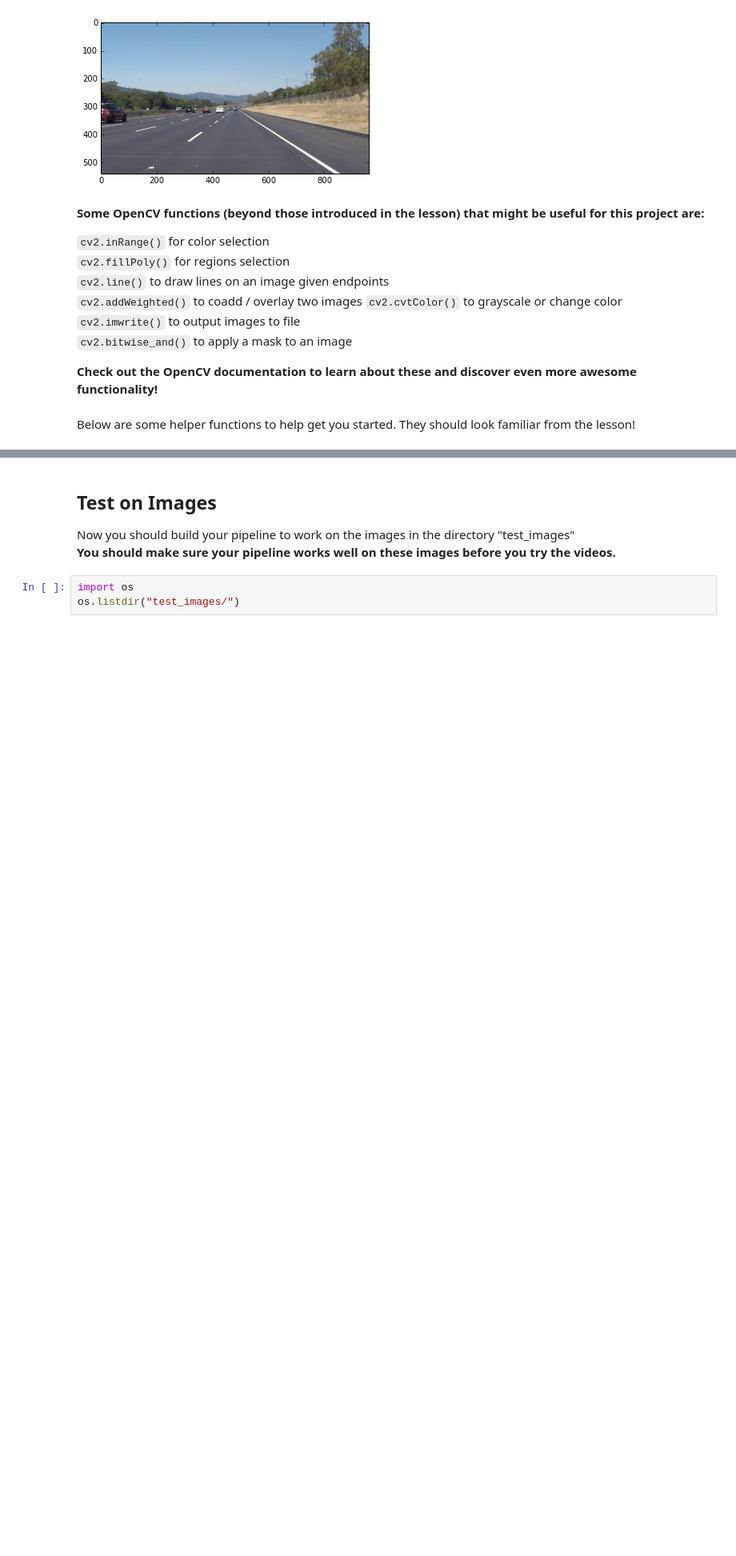
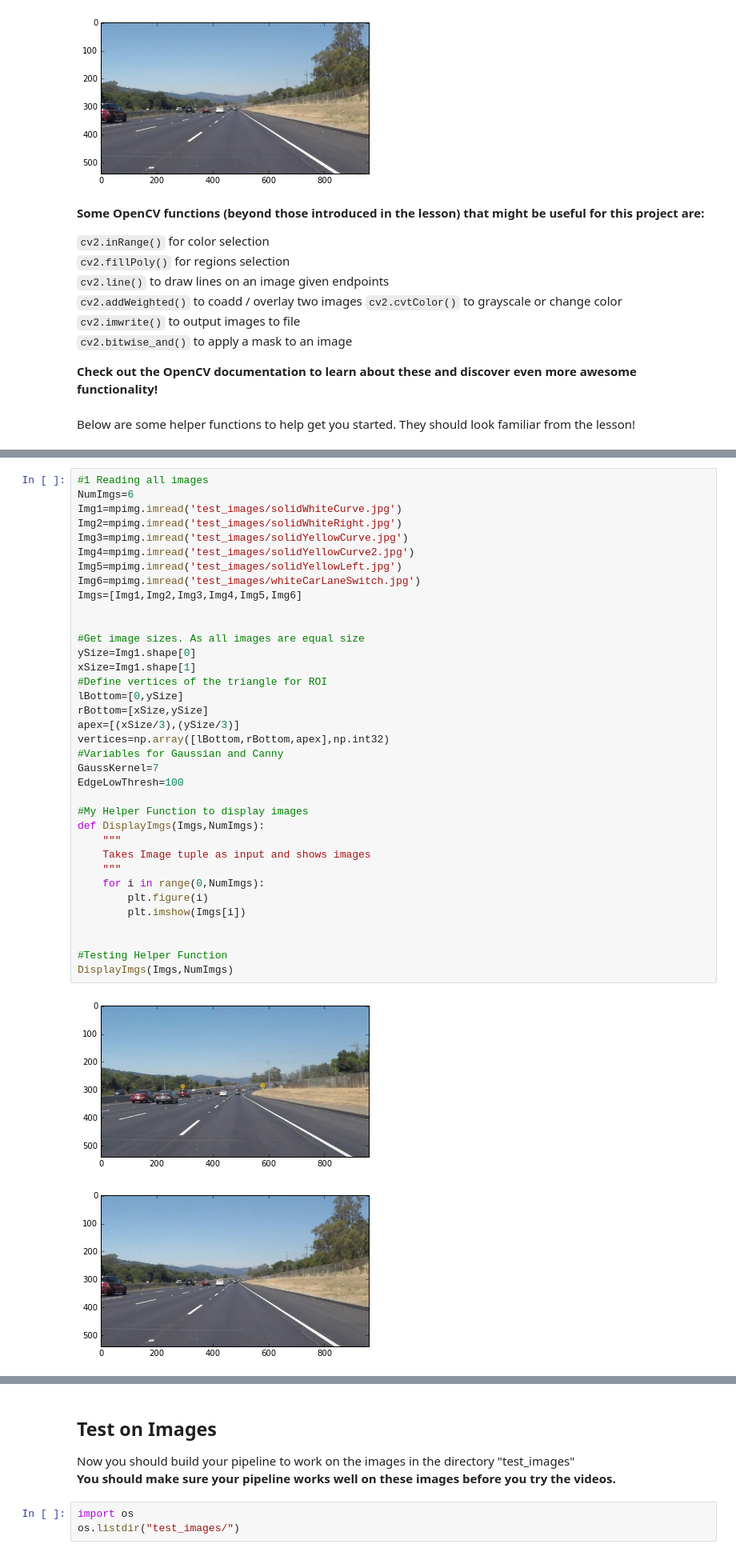
Before and after one commit to chinnikrishna/CarND-LaneLines-P1-master, a Jupyter notebook: P1.ipynb, the cells around one changed output, grey strips where cells are left out. Shown at 80% size. Drawn from its saved outputs; the diff is of its cells as text; blank space fills up the shorter version.

```diff
--- a/P1.ipynb
+++ b/P1.ipynb
@@ -154,0 +166,39 @@ def weighted_img(img, initial_img, α=0.8, β=1., λ=0.):
+# %%
+#1 Reading all images
+NumImgs=6
+Img1=mpimg.imread('test_images/solidWhiteCurve.jpg')
+Img2=mpimg.imread('test_images/solidWhiteRight.jpg')
+Img3=mpimg.imread('test_images/solidYellowCurve.jpg')
+Img4=mpimg.imread('test_images/solidYellowCurve2.jpg')
+Img5=mpimg.imread('test_images/solidYellowLeft.jpg')
+Img6=mpimg.imread('test_images/whiteCarLaneSwitch.jpg')
+Imgs=[Img1,Img2,Img3,Img4,Img5,Img6]
+
+
+#Get image sizes. As all images are equal size
+ySize=Img1.shape[0]
+xSize=Img1.shape[1]
+#Define vertices of the triangle for ROI
+lBottom=[0,ySize]
+rBottom=[xSize,ySize]
+apex=[(xSize/3),(ySize/3)]
+vertices=np.array([lBottom,rBottom,apex],np.int32)
+#Variables for Gaussian and Canny
+GaussKernel=7
+EdgeLowThresh=100
+
+#My Helper Function to display images
+def DisplayImgs(Imgs,NumImgs):
+    """
+    Takes Image tuple as input and shows images
+    """
+    for i in range(0,NumImgs):
+        plt.figure(i)
+        plt.imshow(Imgs[i])
+
+
+#Testing Helper Function
+DisplayImgs(Imgs,NumImgs)
+# %% [output]
+[figure, added]
+[figure, added]
```
Also changed, not shown: parts of 5 cells of this notebook, 2 other files.
